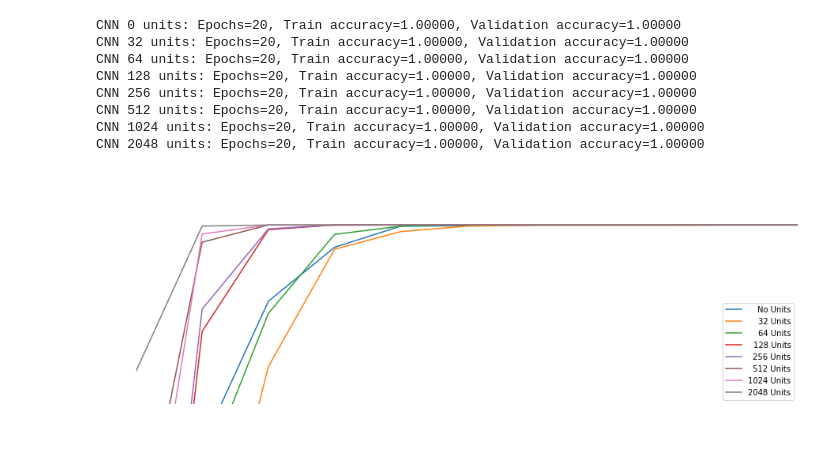
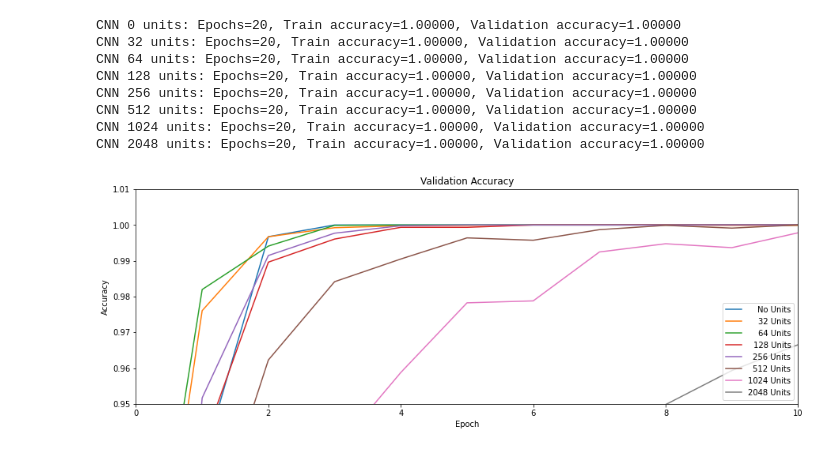
Before and after one commit to sukilovm/ASL-Classification-Using-CNNs, a Jupyter notebook: src/experiments.ipynb, the cells around one changed output. Drawn from its saved outputs; the diff is of its cells as text; code cells hidden in the pictures.

```diff
--- a/src/experiments.ipynb
+++ b/src/experiments.ipynb
@@ -147,27 +171,0 @@ CNN 64 maps: Epochs=20, Train accuracy=1.00000, Validation accuracy=1.00000
-# %%
-# PLOT ACCURACIES
-f = plt.figure(figsize=(15, 5))
-for i in range(nets):
-    plt.plot(history[i].history['val_accuracy'])
-title_obj = plt.title('validation accuracy') #get the title property handler
-plt.setp(title_obj, color='w')
-plt.ylabel('accuracy')
-plt.xlabel('epoch')
-plt.legend(names, loc='lower right')
-axes = plt.gca()
-leg = axes.get_legend()
-renderer = f.canvas.get_renderer()
-shift = max([t.get_window_extent(renderer).width for t in leg.get_texts()])
-for test in leg.get_texts():
-    test.set_horizontalalignment('right')
-    test.set_position((shift, 0))
-axes.set_xlim([0, 10])
-axes.set_ylim([0.9800, 1.0005])
-if save_plots:
-    plt.savefig('../plots/experiment_2.png',
-                dpi=f.dpi,
-                format='png',
-                transparent=True)
-plt.show()
-
-# RESULT: 32 in first, 64 in second conv layer
@@ -217,35 +213,36 @@ CNN 2048 units: Epochs=20, Train accuracy=1.00000, Validation accuracy=1.00000
 # %%
 names = ["No Units","32 Units","64 Units","128 Units","256 Units",
          "512 Units","1024 Units","2048 Units"]
 # PLOT ACCURACIES
 f = plt.figure(figsize=(15,5))
 for i in range(nets):
     plt.plot(history[i].history['val_accuracy'])
-title_obj = plt.title('validation accuracy') #get the title property handler
-plt.setp(title_obj, color='w')
-plt.ylabel('accuracy')
-plt.xlabel('epoch')
+title_obj = plt.title('Validation Accuracy') #get the title property handler
+if text_color_white:
+    plt.setp(title_obj, color='w')
+plt.ylabel('Accuracy')
+plt.xlabel('Epoch')
 plt.legend(names, loc='lower right')
 axes = plt.gca()
 leg = axes.get_legend()
 renderer = f.canvas.get_renderer()
 shift = max([t.get_window_extent(renderer).width for t in leg.get_texts()])
 for test in leg.get_texts():
     test.set_horizontalalignment('right')
     test.set_position((shift, 0))
 axes.set_ylim([0.95, 1.01])
 axes.set_xlim([0, 10])
 # axes.set_facecolor((.3,.3,.3))
 if save_plots:
-    plt.savefig('../plots/experiment_3.png',
+    plt.savefig('../plots/experiment_3.svg',
                 dpi=f.dpi,
-                format='png',
+                format='svg',
                 transparent=True)
 plt.show()
 
 # RESULT: 128 Neurons in the dense layer
 # %% [output]
-[figure, old version]
+[figure, new version]
 # %%
 # fourth experiment: how much dropout should we use
 
```
Also changed, not shown: parts of 9 cells of this notebook, 16 other files.
